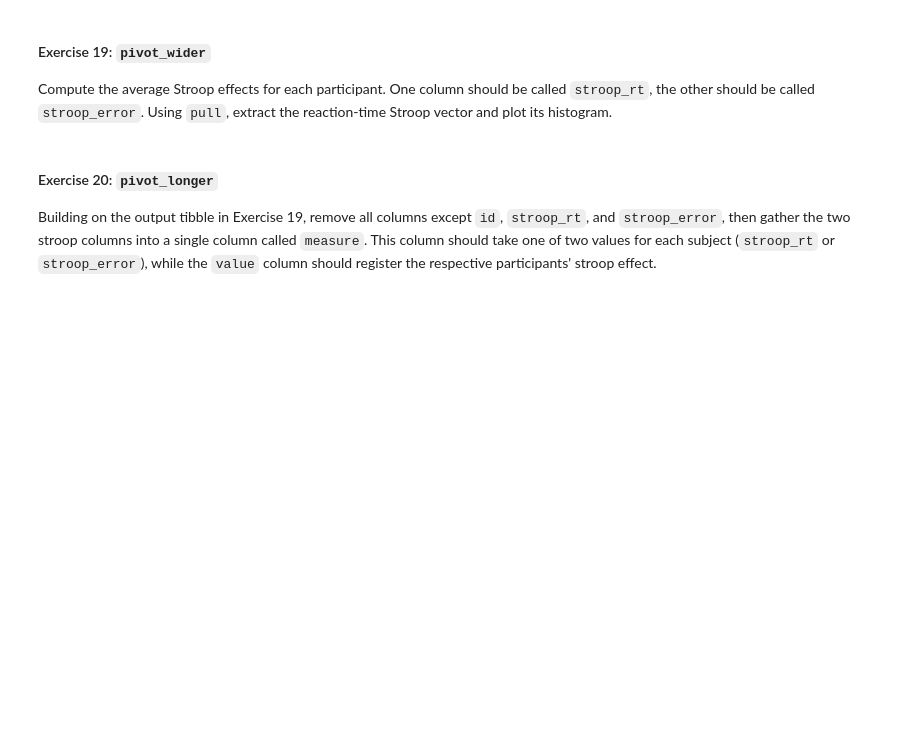
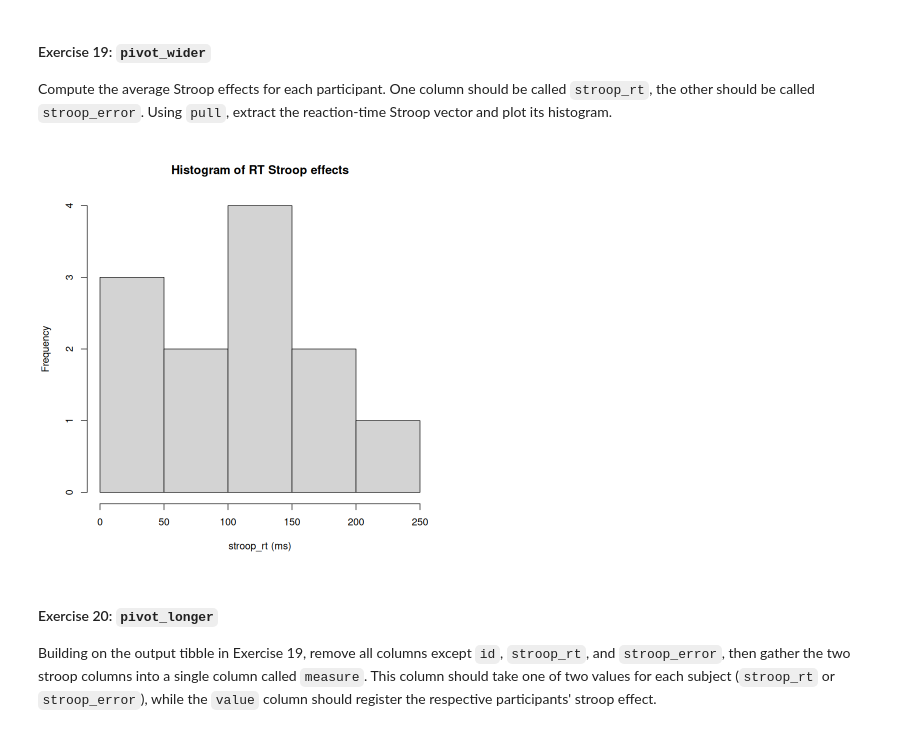
Before and after one commit to Clairaxe/cogsup-prog, a Jupyter notebook: Week-13/Exercises/Intro-Tidyverse-2.ipynb, the cells around one changed output. Saved outputs shown, nothing was run; the diff lists cells and outputs as text; code cells hidden in the pictures; blank space fills up the shorter version.

```diff
--- a/Week-13/Exercises/Intro-Tidyverse-2.ipynb
+++ b/Week-13/Exercises/Intro-Tidyverse-2.ipynb
@@ -335,3 +476,20 @@ full_data <- raw_data %>%
 #### Exercise 16
 Trials where the responses were too slow or too fast should be excluded from the analysis. (Why?)
 Exclude the trials where the response is below 200 ms or higher than 1,500 ms. How many trials were excluded?
+# %%
+#because if rt<200ms, it's probably just a misclick or reflex and if <1500ms the subject is probably not paying attention to the task (so theses values would pollute the data)
+
+# Number of trials before exclusion
+n_before <- nrow(full_data)
+
+# Exclude too fast / too slow trials
+full_data <- full_data %>%
+  filter(RT >= 200, RT <= 1500)
+
+# Number of trials after exclusion
+n_after <- nrow(full_data)
+
+# Number of excluded trials
+n_excluded <- n_before - n_after
+
+n_excluded
@@ -347,6 +544,30 @@ Summarize the response-time and accuracy measures by trial type to check whether
 # %% [markdown]
 #### Exercise 19: `pivot_wider`
 Compute the average Stroop effects for each participant. One column should be called `stroop_rt`, the other should be called `stroop_error`. Using `pull`, extract the reaction-time Stroop vector and plot its histogram.
+# %%
+library(tidyverse)
+
+full_data <- full_data %>%
+  summarize(
+    mean_rt = mean(RT, na.rm = TRUE),
+    mean_error = mean(1 - correct, na.rm = TRUE),
+    .by = c(subjectId, trial_type)
+  ) %>%
+  pivot_wider(
+    names_from  = trial_type,
+    values_from = c(mean_rt, mean_error)
+  ) %>%
+  mutate(
+    stroop_rt    = mean_rt_incongruent - mean_rt_congruent,
+    stroop_error = mean_error_incongruent - mean_error_congruent
+  ) %>%
+  select(subjectId, stroop_rt, stroop_error)
+
+stroop_rt_vec <- full_data %>% pull(stroop_rt)
+
+hist(stroop_rt_vec, main = "Histogram of RT Stroop effects", xlab = "stroop_rt (ms)")
+# %% [output]
+[figure, added]
 # %% [markdown]
 #### Exercise 20: `pivot_longer`
 Building on the output tibble in Exercise 19, remove all columns except `id`, `stroop_rt`, and `stroop_error`, then gather the two stroop columns into a single column called `measure`. This column should take one of two values for each subject (`stroop_rt` or `stroop_error`), while the `value` column should register the respective participants' stroop effect.
```
Also changed, not shown: parts of 14 cells of this notebook.
